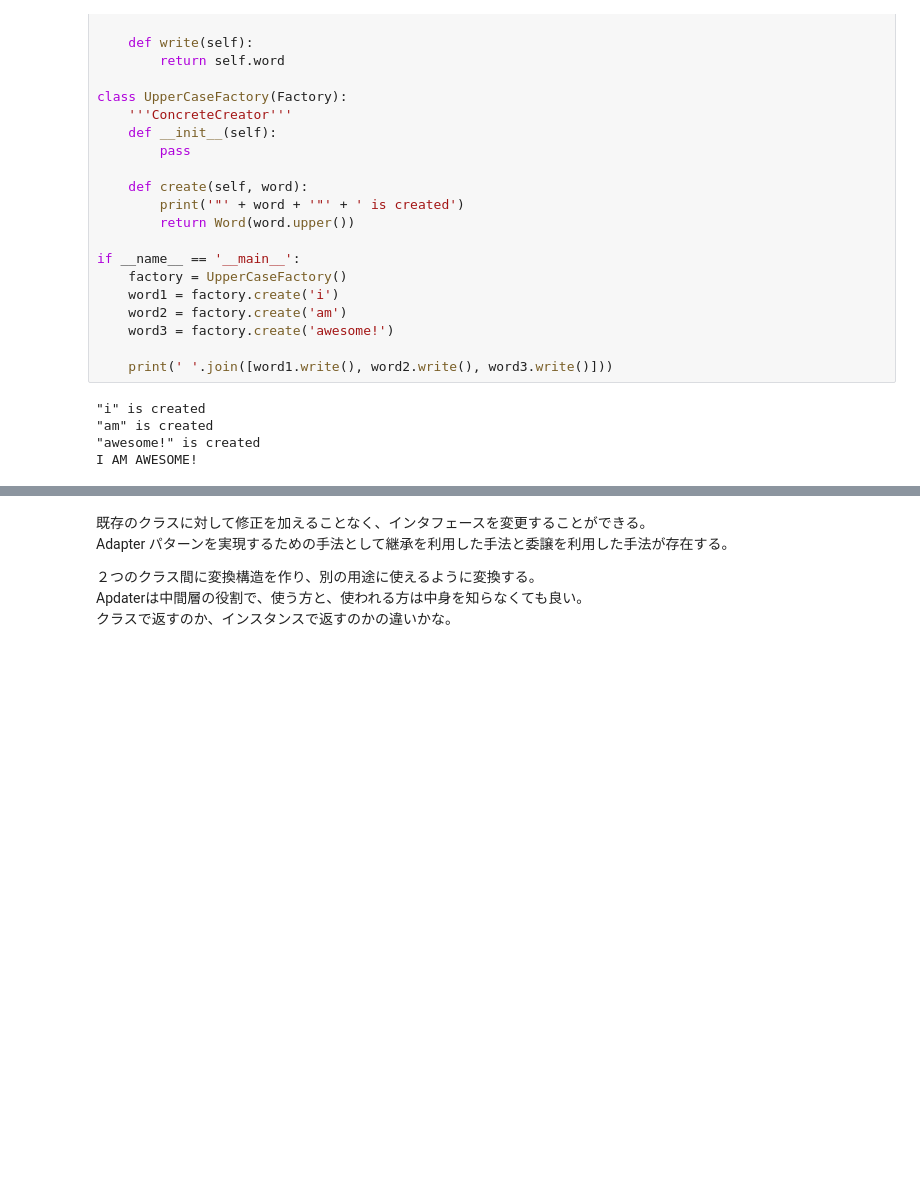
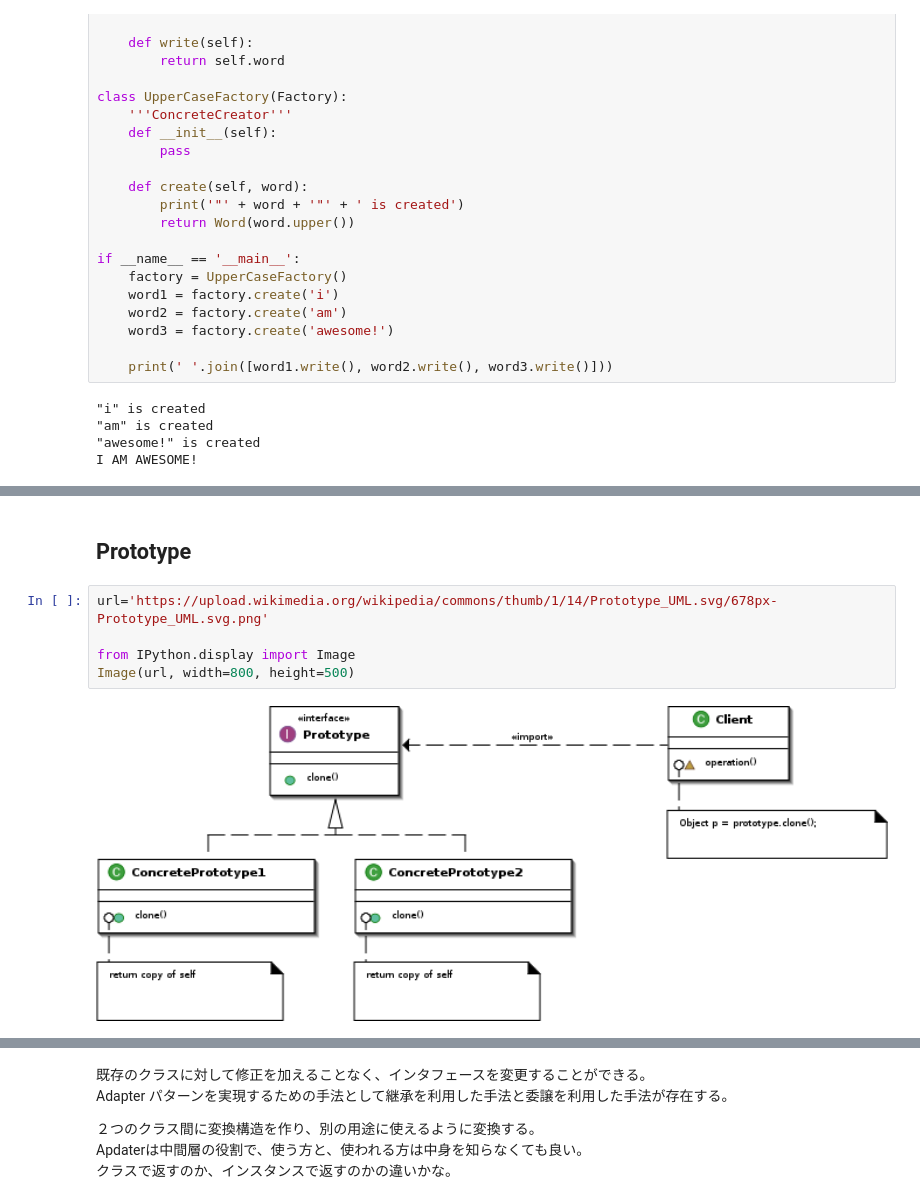
Before and after one commit to kentakozuka/data_science_notes, a Jupyter notebook: design_pattern/design_patter_py.ipynb, the cells around one changed output, grey strips where cells are left out. Saved outputs shown, nothing was run; the diff lists cells and outputs as text; blank space fills up the shorter version.

```diff
--- a/design_pattern/design_patter_py.ipynb
+++ b/design_pattern/design_patter_py.ipynb
@@ -263,0 +294,9 @@ I AM AWESOME!
+# %% [markdown]
+## Prototype
+# %%
+url='https://upload.wikimedia.org/wikipedia/commons/thumb/1/14/Prototype_UML.svg/678px-Prototype_UML.svg.png'
+
+from IPython.display import Image
+Image(url, width=800, height=500)
+# %% [output]
+[figure, added]
```
Also changed, not shown: parts of 49 cells of this notebook, 1 other file.
